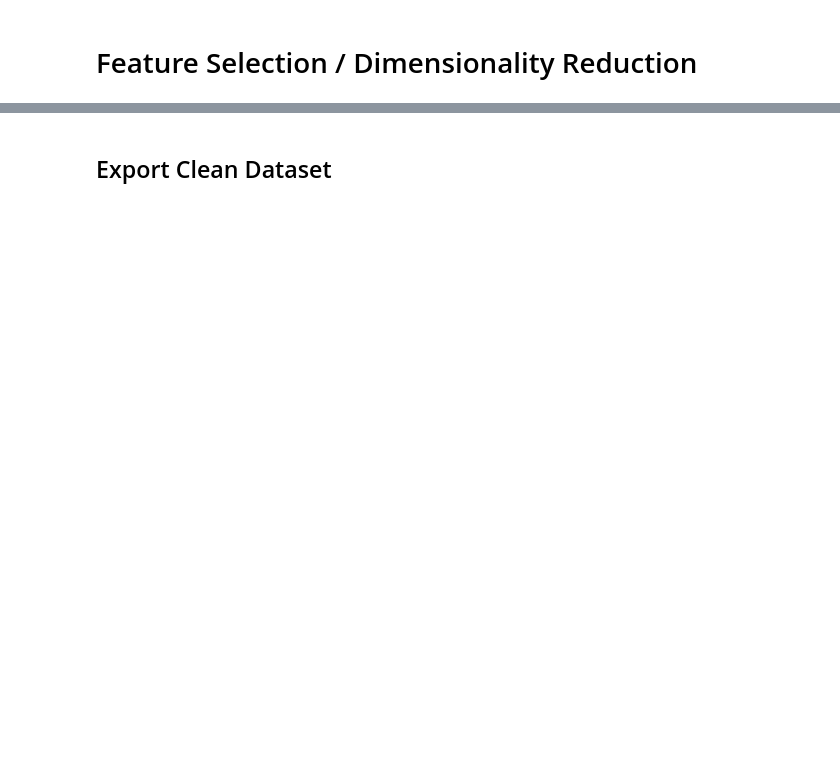
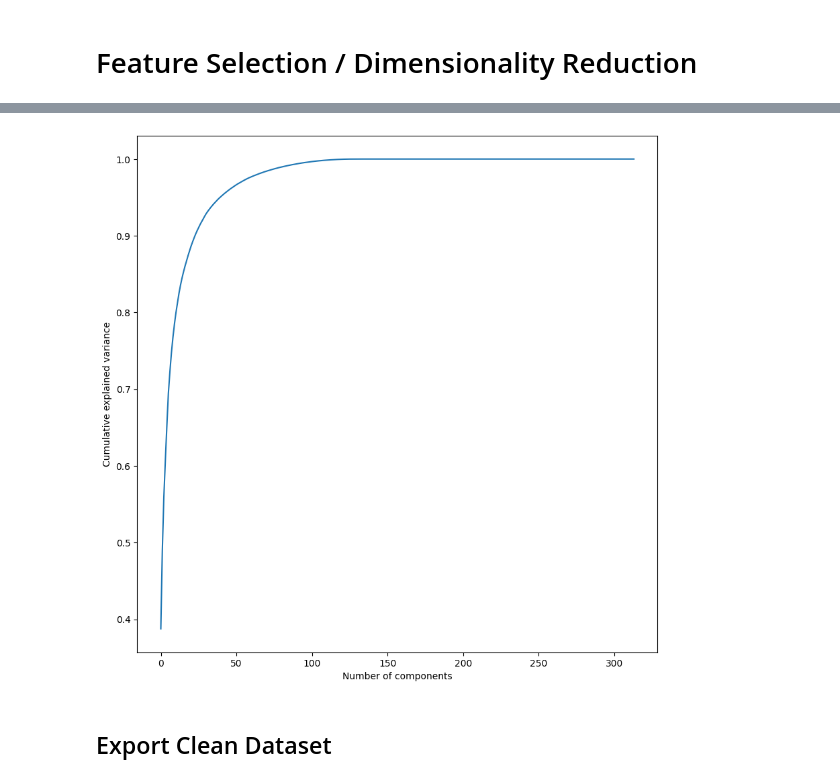
Before and after one commit to JosephPassant/csck503_groupb_assignment, a Jupyter notebook: data_exploration.ipynb, the cells around one changed output, grey strips where cells are left out. Saved outputs shown, nothing was run; the diff lists cells and outputs as text; code cells hidden in the pictures; blank space fills up the shorter version.

Commit message:
added initial steps to handle missing values, outliers and scaling

```diff
--- a/data_exploration.ipynb
+++ b/data_exploration.ipynb
@@ -433,7 +433,7 @@ co2_emissions.head()
 | 4 | 2013 | 5916 | 5 | 516500 | 203500 | NonGLA | NonGLA | 0 | ... |
 5 rows × 41 columns
 # %%
-drop_cols = ['Year', 'LAEI1km2ID', 'Easting', 'Northing', 'Borough', 'Zone', 'HouseholdandGarden', 'SmallWasteandAccidentalFires', 'Agriculture', 'STW', 'WTS', 'C&DDust']
+drop_cols = ['Year', 'LAEI1km2ID', 'Easting', 'Northing', 'Borough', 'Zone', 'HouseholdandGarden', 'SmallWasteandAccidentalFires', 'Agriculture', 'STW', 'WTS', 'C&DDust', 'Total']
 
 for col in drop_cols:
     co2_emissions.drop(col, axis=1, inplace=True)
@@ -1247,7 +1250,28 @@ msno.matrix(merged_df)
 [figure]
 # %% [markdown]
 ## Manage Outliers
+# %%
+# for each column detect outliers based on iqr and replace with if data is normally distributed or median if not
+
+for column in merged_df.columns:
+    q1 = merged_df[column].quantile(0.25)
+    q3 = merged_df[column].quantile(0.75)
+    iqr = q3 - q1
+    lower_bound = q1 - (1.5 * iqr)
+    upper_bound = q3 + (1.5 * iqr)
+    merged_df[column] = np.where(merged_df[column] < lower_bound, np.median(merged_df[column]), merged_df[column])
+    merged_df[column] = np.where(merged_df[column] > upper_bound, np.median(merged_df[column]), merged_df[column])
 # %% [markdown]
 ## Normalise data
 
 * is this model dependent?
+# %%
+# scale all columns using minmaxscaler to preserve relationship between values
+
+from sklearn.preprocessing import MinMaxScaler
+
+scaler = MinMaxScaler()
+
+merged_df_scaled = pd.DataFrame(scaler.fit_transform(merged_df), columns=merged_df.columns)
+
+merged_df_scaled.head()
@@ -1254,2 +1286,9 @@ msno.matrix(merged_df)
 # %% [markdown]
 #  Feature Selection / Dimensionality Reduction
+# %%
+from sklearn.decomposition import PCA
+import matplotlib.pyplot as plt
+
+pca = PCA()
+
+principal_components = pca.fit_transform(merged_df_scaled)
@@ -1256,2 +1317,10 @@ msno.matrix(merged_df)
+# %%
+plt.figure(figsize=(10, 10))
+plt.plot(np.cumsum(pca.explained_variance_ratio_))
+plt.xlabel('Number of components')
+plt.ylabel('Cumulative explained variance')
+plt.show()
+# %% [output]
+[figure, added]
 # %% [markdown]
 ## Export Clean Dataset
```
Also changed, not shown: parts of 9 cells of this notebook.
